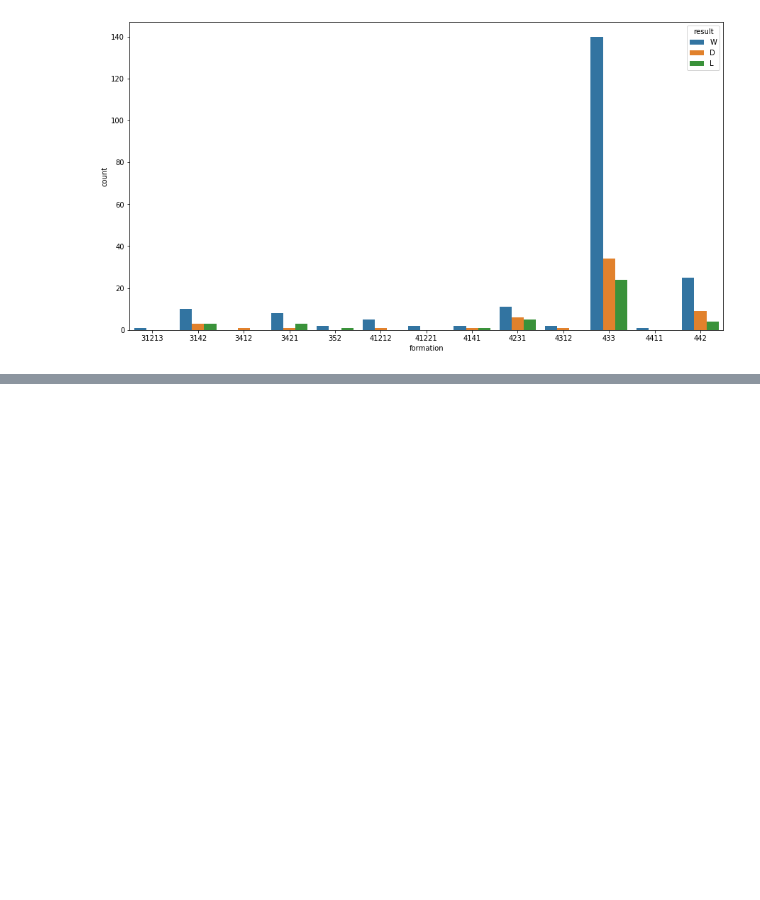
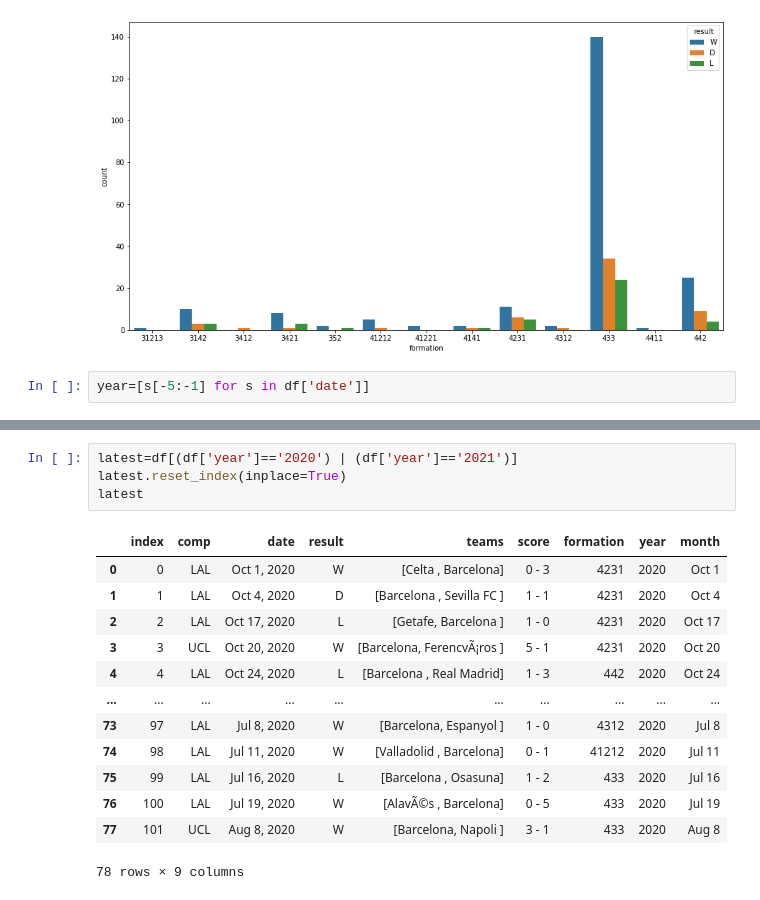
Before and after one commit to varun1414/Xformations, a Jupyter notebook: trend.ipynb, the cells around one changed output, grey strips where cells are left out. Saved outputs shown, nothing was run; the diff lists cells and outputs as text; blank space fills up the shorter version.

```diff
--- a/trend.ipynb
+++ b/trend.ipynb
@@ -53,3 +36,5 @@ plt.figure(figsize = (15, 8))
 ax = sns.countplot(data=df,x="formation",hue="result")
 # %% [output]
 [figure]
+# %%
+year=[s[-5:-1] for s in df['date']]
@@ -55,0 +81,18 @@ ax = sns.countplot(data=df,x="formation",hue="result")
+# %%
+latest=df[(df['year']=='2020') | (df['year']=='2021')]
+latest.reset_index(inplace=True)
+latest
+# %% [output]
+|  | index | comp | date | result | teams | score | formation | year | month |
+| 0 | 0 | LAL | Oct 1, 2020 | W | [Celta , Barcelona] | 0 - 3 | 4231 | 2020 | Oct 1 |
+| 1 | 1 | LAL | Oct 4, 2020 | D | [Barcelona , Sevilla FC ] | 1 - 1 | 4231 | 2020 | Oct 4 |
+| 2 | 2 | LAL | Oct 17, 2020 | L | [Getafe, Barcelona ] | 1 - 0 | 4231 | 2020 | Oct 17 |
+| 3 | 3 | UCL | Oct 20, 2020 | W | [Barcelona, FerencvÃ¡ros ] | 5 - 1 | 4231 | 2020 | Oct 20 |
+| 4 | 4 | LAL | Oct 24, 2020 | L | [Barcelona , Real Madrid] | 1 - 3 | 442 | 2020 | Oct 24 |
+| ... | ... | ... | ... | ... | ... | ... | ... | ... | ... |
+| 73 | 97 | LAL | Jul 8, 2020 | W | [Barcelona, Espanyol ] | 1 - 0 | 4312 | 2020 | Jul 8 |
+| 74 | 98 | LAL | Jul 11, 2020 | W | [Valladolid , Barcelona] | 0 - 1 | 41212 | 2020 | Jul 11 |
+| 75 | 99 | LAL | Jul 16, 2020 | L | [Barcelona , Osasuna] | 1 - 2 | 433 | 2020 | Jul 16 |
+| 76 | 100 | LAL | Jul 19, 2020 | W | [AlavÃ©s , Barcelona] | 0 - 5 | 433 | 2020 | Jul 19 |
+| 77 | 101 | UCL | Aug 8, 2020 | W | [Barcelona, Napoli ] | 3 - 1 | 433 | 2020 | Aug 8 |
+78 rows × 9 columns
```
Also changed, not shown: parts of 14 cells of this notebook.
